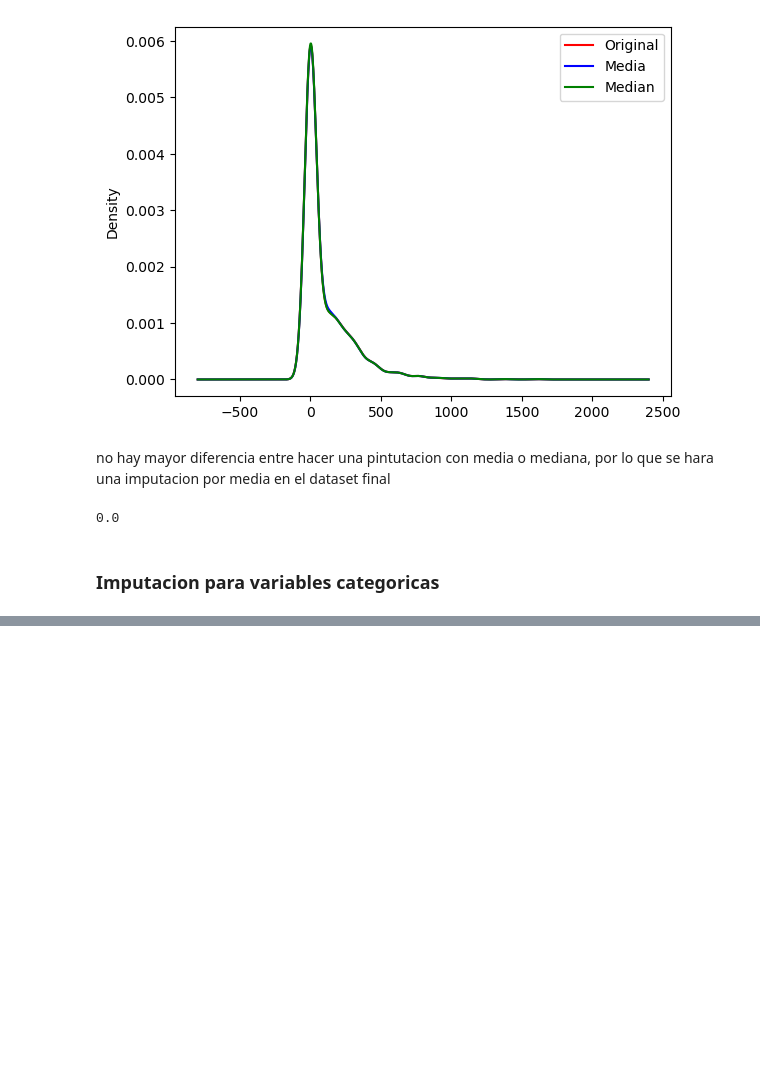
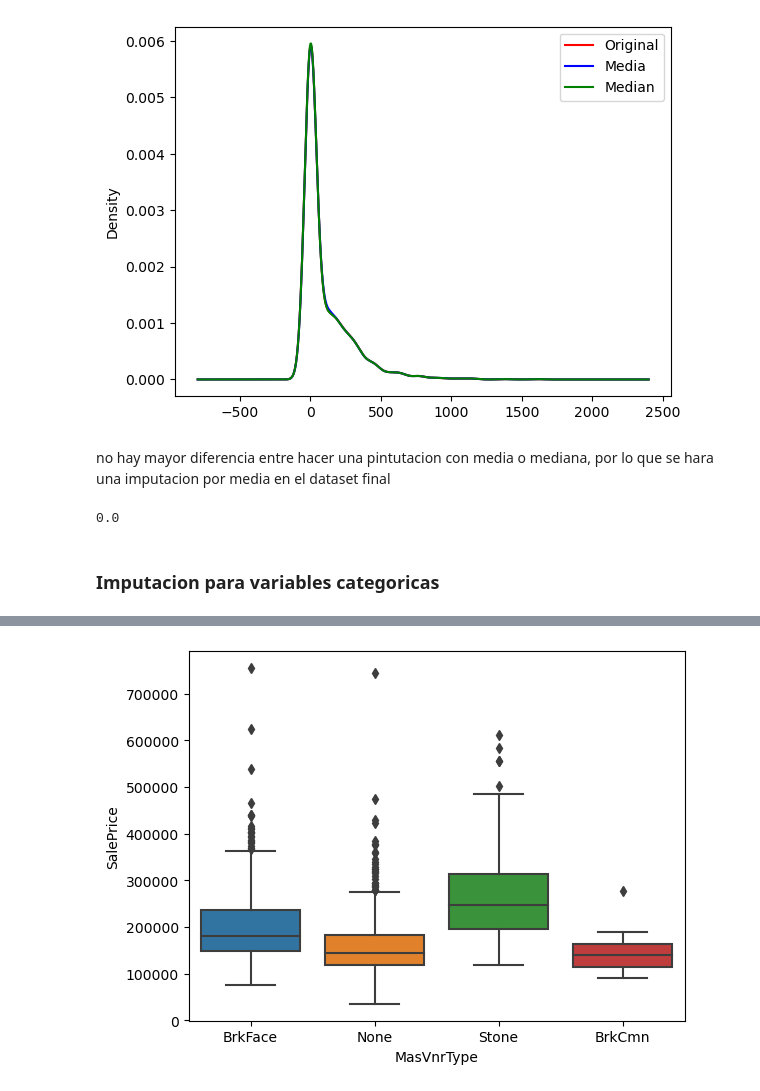
Before and after one commit to JPRodasM/Tarea1_SL, a Jupyter notebook: Tarea1_JuanPabloRodas_23007521.ipynb, the cells around one changed output, grey strips where cells are left out. Drawn from its saved outputs; the diff is of its cells as text; code cells hidden in the pictures; blank space fills up the shorter version.

```diff
--- a/Tarea1_JuanPabloRodas_23007521.ipynb
+++ b/Tarea1_JuanPabloRodas_23007521.ipynb
@@ -96,0 +121,5 @@ dataHP_Final['MasVnrArea'].isnull().mean()
+# %%
+sns.boxplot(x=dataHP[cat_varName], y = dataHP['SalePrice'])
+plt.show()
+# %% [output]
+[figure, added]
```
Also changed, not shown: parts of 42 cells of this notebook.
